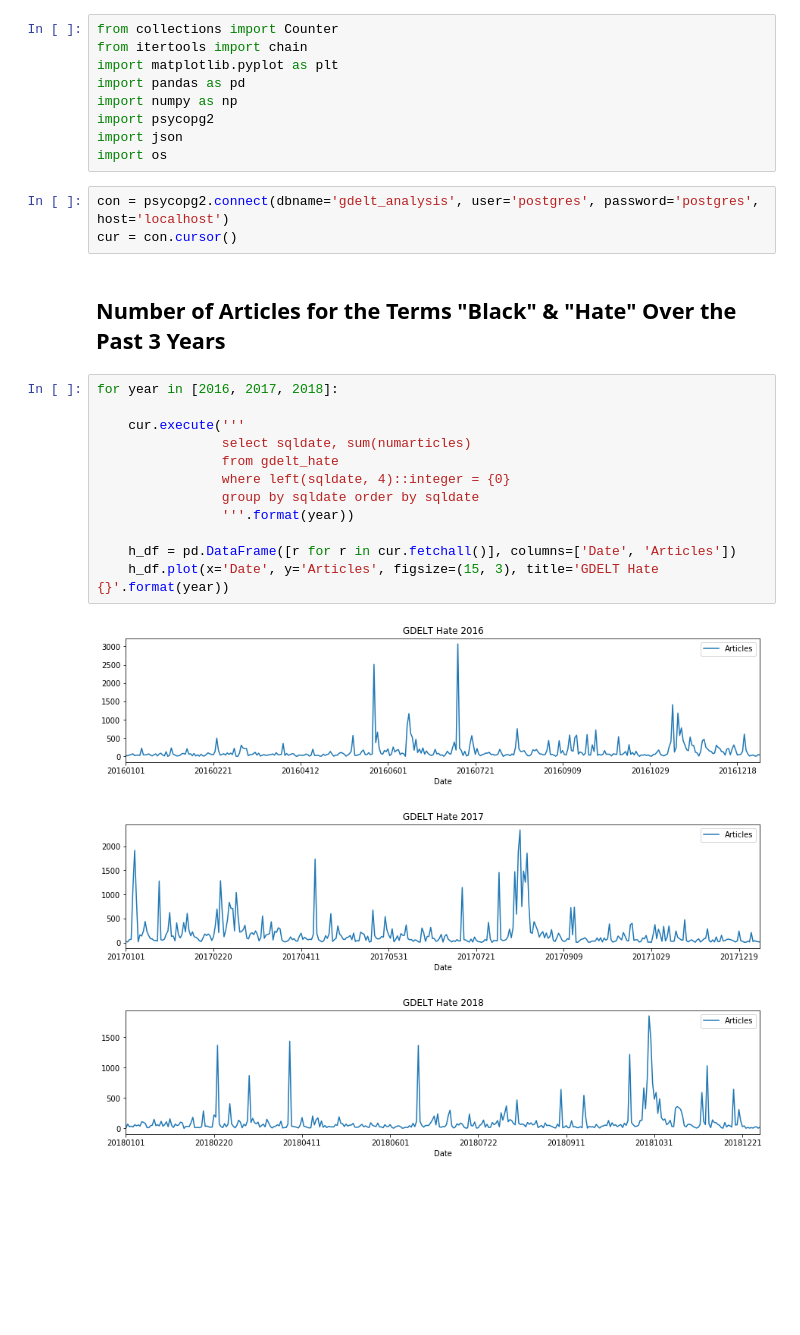
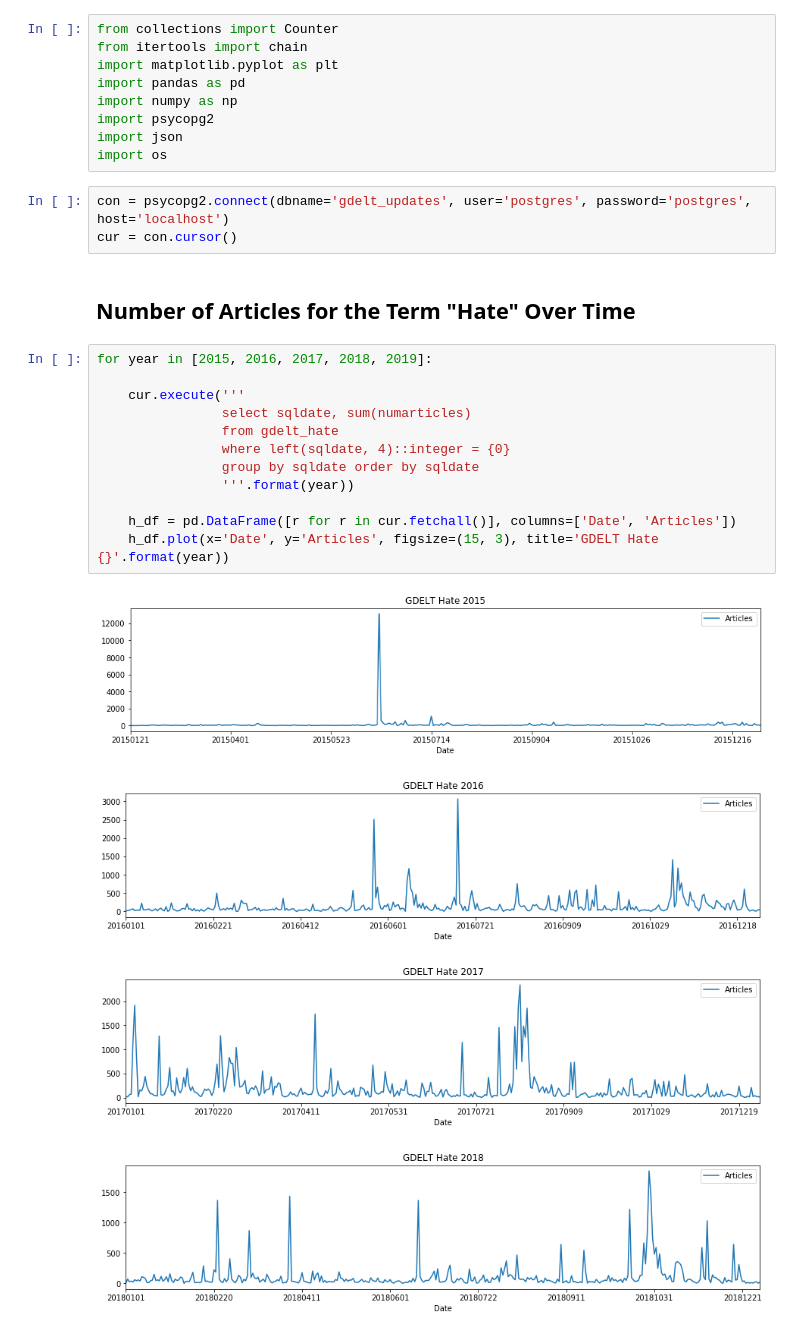
Before and after one commit to Jwmazzi/media_research, a Jupyter notebook: planning/GDELT Overview.ipynb, the cells around one changed output. Saved outputs shown, nothing was run; the diff lists cells and outputs as text; blank space fills up the shorter version.

```diff
--- a/planning/GDELT Overview.ipynb
+++ b/planning/GDELT Overview.ipynb
@@ -8,23 +8,24 @@ import psycopg2
 import json
 import os
 # %%
-con = psycopg2.connect(dbname='gdelt_analysis', user='postgres', password='postgres', host='localhost')
+con = psycopg2.connect(dbname='gdelt_updates', user='postgres', password='postgres', host='localhost')
 cur = con.cursor()
 # %% [markdown]
-## Number of Articles for the Terms "Black" & "Hate" Over the Past 3 Years
+## Number of Articles for the Term "Hate" Over Time
 # %%
-for year in [2016, 2017, 2018]:
+for year in [2015, 2016, 2017, 2018, 2019]:
 
     cur.execute('''
                 select sqldate, sum(numarticles)
                 from gdelt_hate
                 where left(sqldate, 4)::integer = {0}
                 group by sqldate order by sqldate
                 '''.format(year))
 
     h_df = pd.DataFrame([r for r in cur.fetchall()], columns=['Date', 'Articles'])
     h_df.plot(x='Date', y='Articles', figsize=(15, 3), title='GDELT Hate {}'.format(year))
 # %% [output]
-[figure, old version]
+[figure, new version]
-[figure, old version]
+[figure, new version]
-[figure, old version]
+[figure, new version]
+[figure, added]
```
Also changed, not shown: parts of 19 cells of this notebook, 20 other files.
